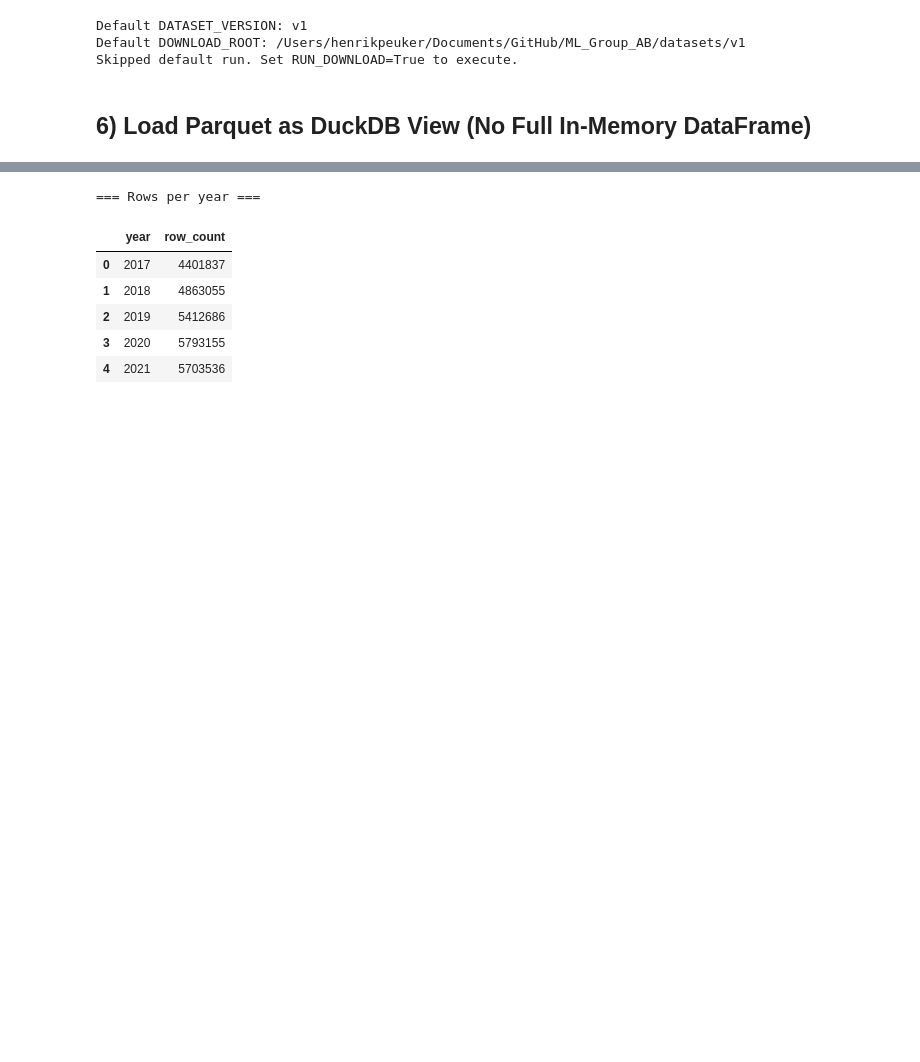
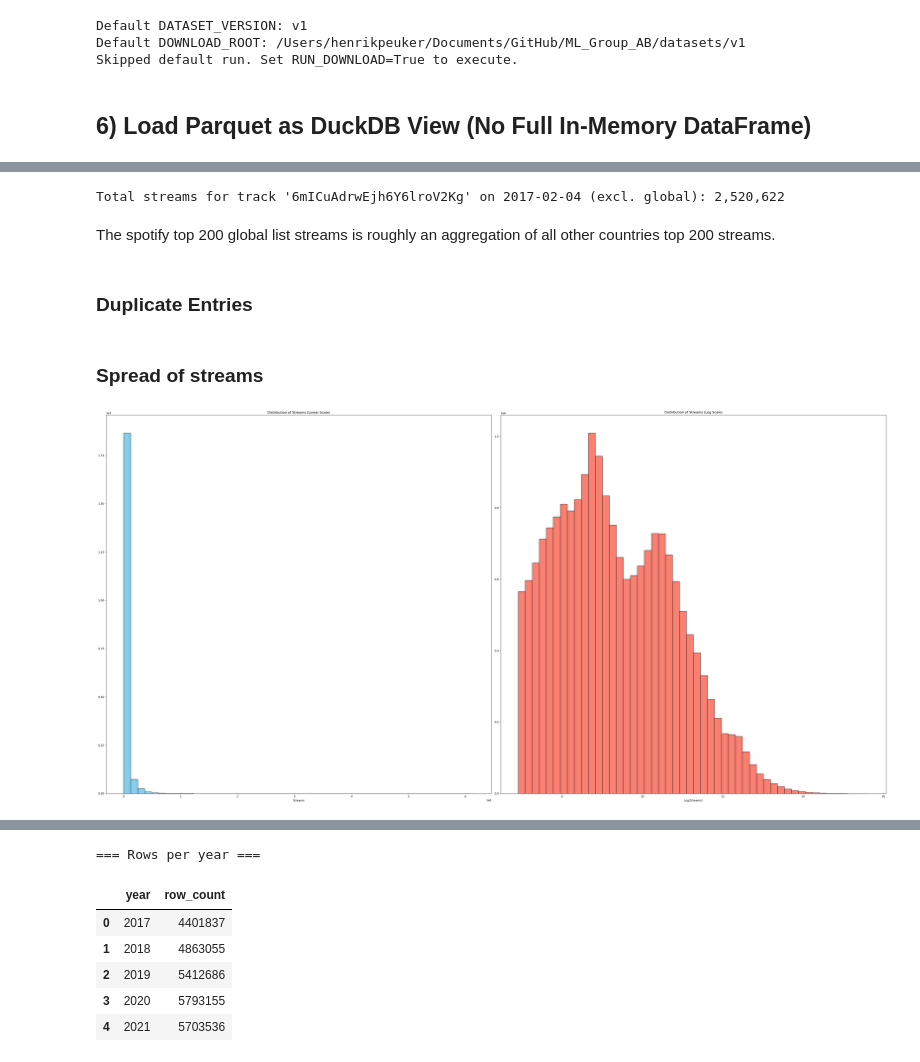
Before and after one commit to mchlkan/ML_Group_AB, a Jupyter notebook: Project_Information/EDA_organised.ipynb, the cells around one changed output, grey strips where cells are left out. Drawn from its saved outputs; the diff is of its cells as text; code cells hidden in the pictures; blank space fills up the shorter version.

```diff
--- a/Project_Information/EDA_organised.ipynb
+++ b/Project_Information/EDA_organised.ipynb
@@ -301,0 +724,41 @@ DuckDB view `spotify_full` is ready. Use SQL queries in the next cell for EDA.
+# %%
+# Total streams across all countries (excluding global)
+total_streams = con.execute(f"""
+    SELECT SUM(TRY_CAST(streams AS BIGINT)) AS total_streams
+    FROM spotify_full
+    WHERE track_id = '{TRACK_ID}'
+      AND date = '2017-02-04'
+      AND LOWER(region) != 'global'
+""").fetchone()[0]
+
+print(f"Total streams for track '{TRACK_ID}' on 2017-02-04 (excl. global): {total_streams:,}")
+# %% [output]
+Total streams for track '6mICuAdrwEjh6Y6lroV2Kg' on 2017-02-04 (excl. global): 2,520,622
+# %% [markdown]
+The spotify top 200 global list streams is roughly an aggregation of all other countries top 200 streams.
+# %% [markdown]
+### Duplicate Entries
+# %% [markdown]
+### Spread of streams
+# %%
+# Sample the data for visualization (as the dataset is too big for full pandas plotting)
+sample_df = con.execute("SELECT TRY_CAST(streams AS DOUBLE) as streams FROM spotify_full WHERE streams IS NOT NULL AND LOWER (region) != 'global' USING SAMPLE 26000000").df()
+
+plt.figure(figsize=(40, 20))
+
+# Plot 1: Standard Distribution
+plt.subplot(1, 2, 1)
+plt.hist(sample_df['streams'], bins=50, color='skyblue', edgecolor='black')
+plt.title("Distribution of Streams (Linear Scale)")
+plt.xlabel("Streams")
+
+# Plot 2: Log Distribution
+plt.subplot(1, 2, 2)
+plt.hist(np.log1p(sample_df['streams']), bins=50, color='salmon', edgecolor='black')
+plt.title("Distribution of Streams (Log Scale)")
+plt.xlabel("Log(Streams)")
+
+plt.tight_layout()
+plt.show()
+# %% [output]
+[figure, added]
```
Also changed, not shown: parts of 38 cells of this notebook, 1 other file.
